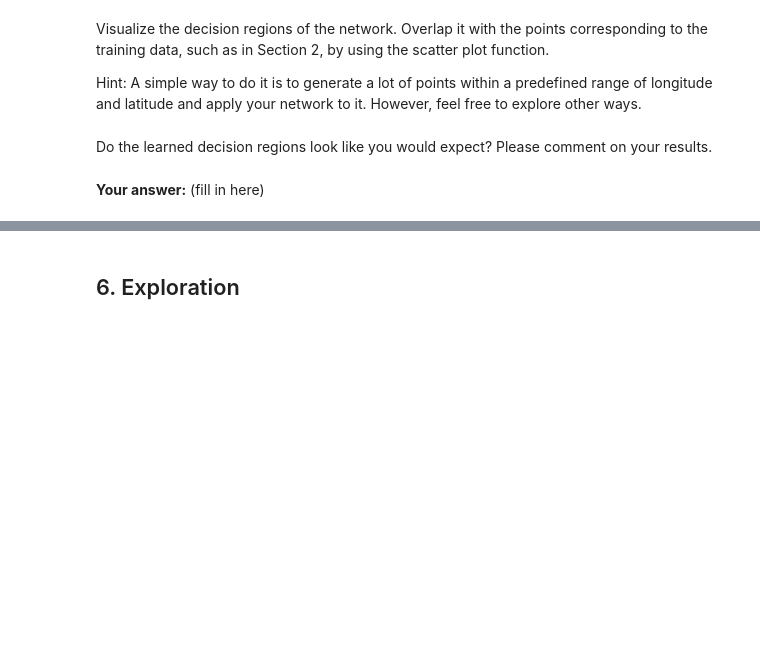
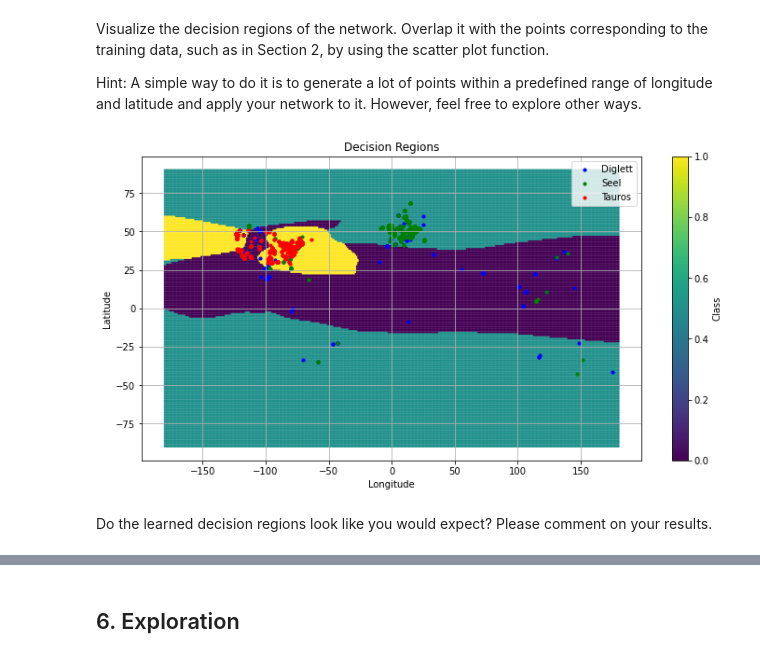
Before and after one commit to NicholasGranlund/SSY340-Deep-Machine-Learning, a Jupyter notebook: home-assignments/IHA2/IHA2.ipynb, the cells around one changed output, grey strips where cells are left out. Saved outputs shown, nothing was run; the diff lists cells and outputs as text; code cells hidden in the pictures; blank space fills up the shorter version.

```diff
--- a/home-assignments/IHA2/IHA2.ipynb
+++ b/home-assignments/IHA2/IHA2.ipynb
@@ -489,0 +565,17 @@ Epoch 7         Loss: 0.739     Loss (val): 0.703       Accuracy: 0.72  Accuracy
+# %%
+# YOUR CODE HERE
+
+# Create our NN object with the correct number of output classes
+model = PokemonLocatorNetwork(len(pokemon_id))
+
+# I only have a CPU available on my machine, so I will send the model there
+model.to(device)
+
+# Define a loss function, we use CrossEntropyLoss
+loss_fun = nn.CrossEntropyLoss()
+
+# Choose the Adam optimizer, tune learning rate
+optimizer = torch.optim.Adam(model.parameters(), lr=0.001)
+
+# Train our model
+train_network(train_data_loader, val_data_loader, model, loss_fun, optimizer, n_epochs=50)
@@ -545,4 +657,46 @@ Hint: A simple way to do it is to generate a lot of points within a predefined r
+# %%
+# YOUR CODE HERE
+
+# Define the range of longitudes and latitudes for your grid
+lon_range = np.linspace(-180, 180, num=360)
+lat_range = np.linspace(-90, 90, num=180)
+
+# Create a meshgrid of coordinates
+lon_mesh, lat_mesh = np.meshgrid(lon_range, lat_range)
+
+# Stack the lon_mesh and lat_mesh to get 2D arrays of coordinates
+coordinates = np.stack((lon_mesh, lat_mesh), axis=-1).reshape(-1, 2)
+
+# Perform normalization
+coordinates[:, 0] = (coordinates[:, 0] - mean_longitude) / std_longitude
+coordinates[:, 1] = (coordinates[:, 1] - mean_latitude) / std_latitude
+
+# Convert the NumPy array to a torch.Tensor
+coordinates_tensor = torch.tensor(coordinates, dtype=torch.float32)
+
+# Apply your trained network to the grid
+with torch.no_grad():
+    predictions = model(coordinates_tensor.view(-1, 2)).argmax(dim=1).numpy()
+
+# Reshape the predictions to match the grid shape
+predictions = predictions.reshape(lon_mesh.shape)
+
+# Create a scatter plot to visualize the decision regions
+plt.figure(figsize=(12, 6))
+plt.scatter(lon_mesh, lat_mesh, c=predictions, cmap='viridis', s=1)
+for unique_pokemon_id in pokemon_id:
+    mask = filtered_df['class'] == unique_pokemon_id
+    temporary_df = filtered_df[mask]
+    plt.scatter(temporary_df['longitude'], temporary_df['latitude'], c=pokemon_to_color_dict[unique_pokemon_id],label=name_dict[unique_pokemon_id], s=10)
+
+plt.colorbar(label='Class')
+plt.xlabel('Longitude')
+plt.ylabel('Latitude')
+plt.title('Decision Regions')
+plt.legend()
+plt.grid()
+plt.show()
+# %% [output]
+[figure, added]
 # %% [markdown]
 Do the learned decision regions look like you would expect? Please comment on your results.
-# %% [markdown]
-**Your answer:** (fill in here)
```
Also changed, not shown: parts of 33 cells of this notebook.
